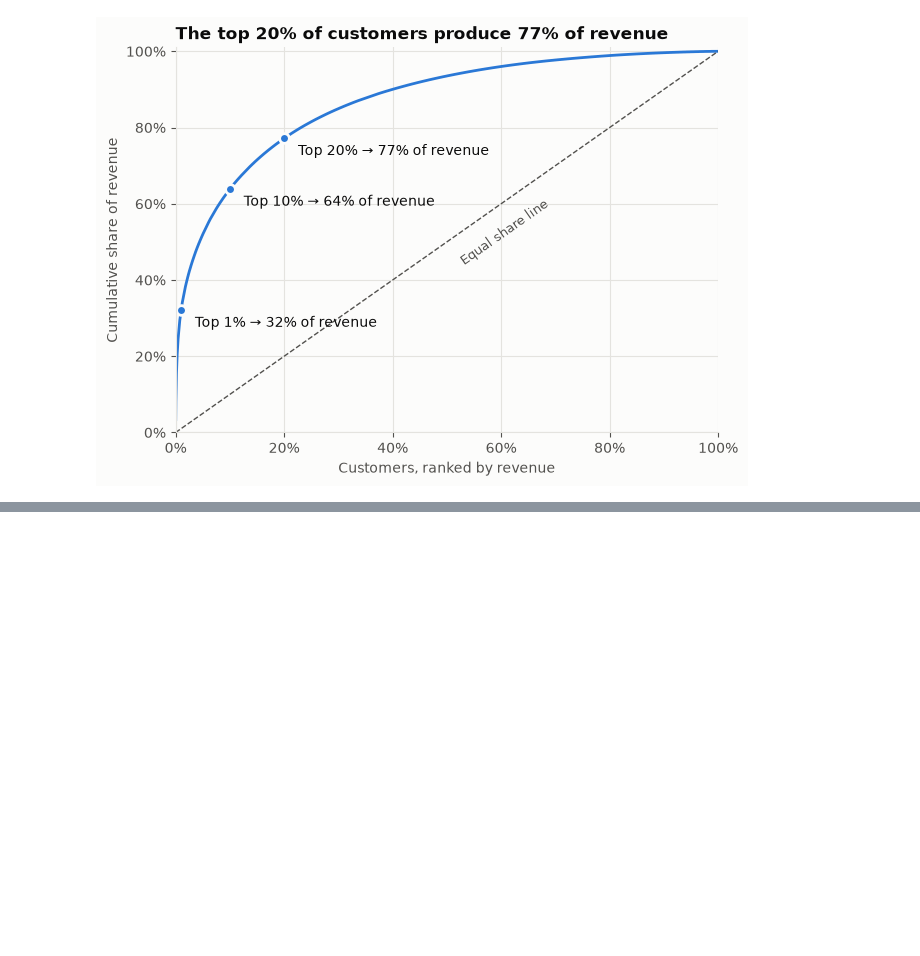
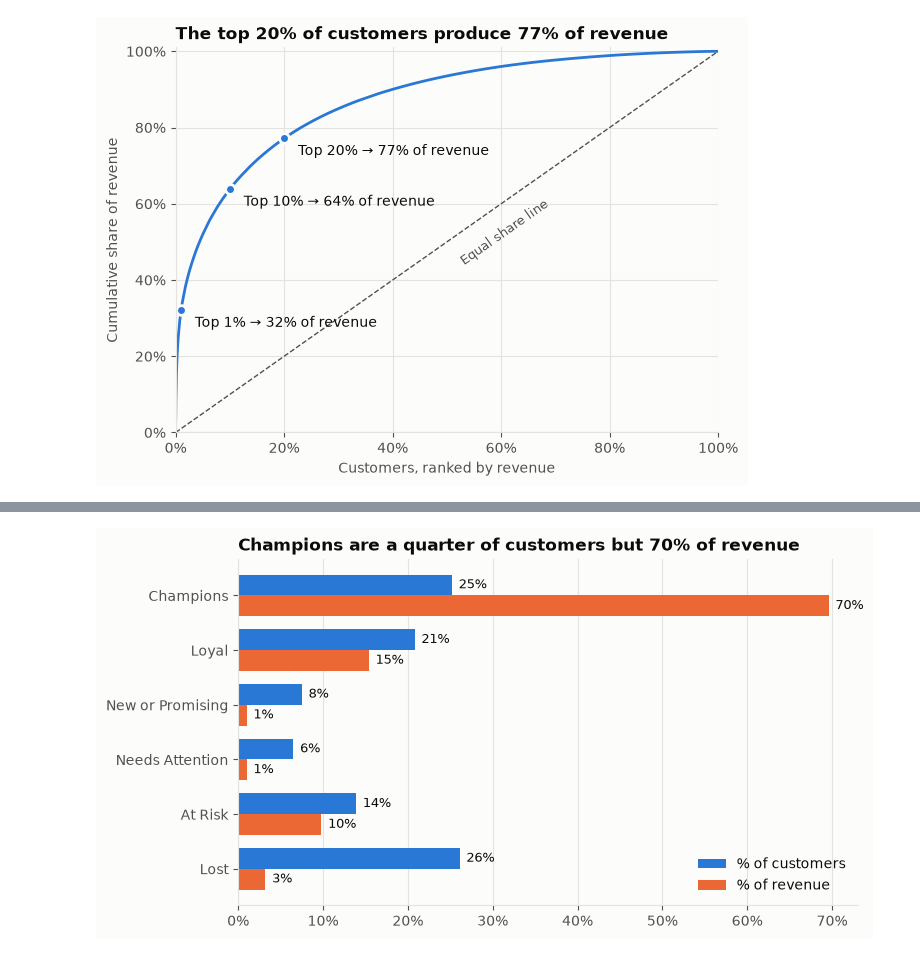
Before and after one commit to njflora/retail-customer-analytics-sql-python, a Jupyter notebook: notebooks/01_analysis.ipynb, the cells around one changed output, grey strips where cells are left out. Drawn from its saved outputs; the diff is of its cells as text; code cells hidden in the pictures; blank space fills up the shorter version.

```diff
--- a/notebooks/01_analysis.ipynb
+++ b/notebooks/01_analysis.ipynb
@@ -100,3 +102,6 @@ fig.savefig(OUTPUT_DIR / "chart2_revenue_concentration.png")
 plt.show()
 # %% [output]
 [figure]
+# %%
+rfm = pd.read_sql((SQL_DIR / "04_rfm.sql").read_text(encoding="utf-8"), engine)
+rfm.head()
@@ -102,0 +142,19 @@ plt.show()
+# %%
+SEGMENT_ORDER = ["Champions", "Loyal", "New or Promising",
+                 "Needs Attention", "At Risk", "Lost"]
+
+segments = (
+    rfm.groupby("segment")
+    .agg(customers=("customer_id", "count"),
+         revenue=("monetary", "sum"),
+         avg_recency_days=("recency_days", "mean"),
+         avg_frequency=("frequency", "mean"),
+         avg_monetary=("monetary", "mean"))
+    .reindex(SEGMENT_ORDER)
+)
+segments["pct_customers"] = 100 * segments["customers"] / segments["customers"].sum()
+segments["pct_revenue"] = 100 * segments["revenue"] / segments["revenue"].sum()
+segments = segments.round(1)
+
+segments.to_csv(OUTPUT_DIR / "rfm_segment_summary.csv")
+segments
@@ -102,0 +170,22 @@ plt.show()
+# %%
+fig, ax = plt.subplots(figsize=(8, 4.5))
+y = np.arange(len(SEGMENT_ORDER))
+height = 0.38
+
+ax.barh(y - height / 2, segments["pct_customers"], height=height, color=BLUE, label="% of customers")
+ax.barh(y + height / 2, segments["pct_revenue"], height=height, color=ORANGE, label="% of revenue")
+
+for i, (c, r) in enumerate(zip(segments["pct_customers"], segments["pct_revenue"])):
+    ax.text(c + 0.8, i - height / 2, f"{c:.0f}%", va="center", fontsize=9)
+    ax.text(r + 0.8, i + height / 2, f"{r:.0f}%", va="center", fontsize=9)
+
+ax.set_yticks(y, SEGMENT_ORDER)
+ax.invert_yaxis()
+ax.xaxis.set_major_formatter(mtick.PercentFormatter())
+ax.grid(axis="y", visible=False)
+ax.legend(frameon=False, loc="lower right")
+ax.set_title("Champions are a quarter of customers but 70% of revenue")
+fig.savefig(OUTPUT_DIR / "chart4_segment_share.png")
+plt.show()
+# %% [output]
+[figure, added]
```
Also changed, not shown: parts of 4 cells of this notebook, 2 other files.
